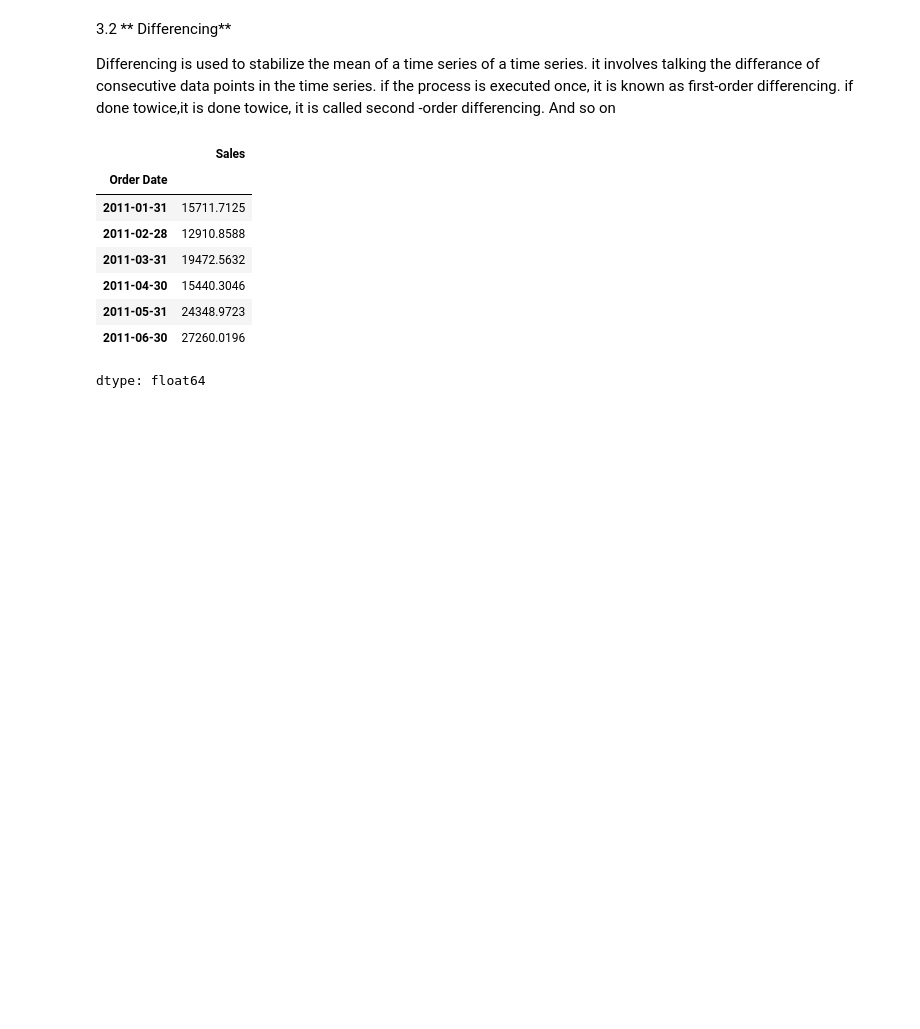
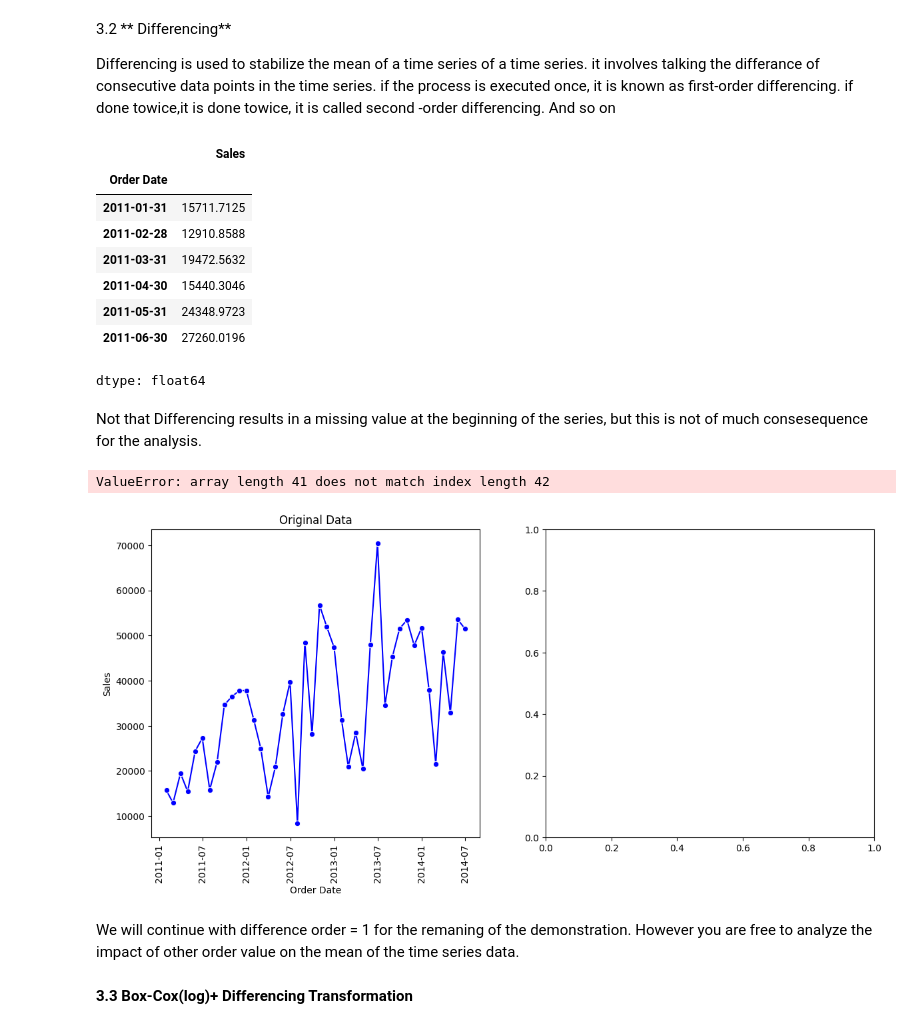
Before and after one commit to sk-shahsi/ML_Model, a Jupyter notebook: Time_series.ipynb, the cells around one changed output. Cells and saved outputs as stored; diff of their text form; code cells hidden in the pictures; blank space fills up the shorter version.

```diff
--- a/Time_series.ipynb
+++ b/Time_series.ipynb
@@ -351,3 +351,28 @@ df_train['Sales'].head(6)
 | 2011-05-31 | 24348.9723 |
 | 2011-06-30 | 27260.0196 |
 dtype: float64
+# %% [markdown]
+Not that Differencing results in a missing value at the beginning of the series, but this is not of much consesequence for the analysis.
+# %%
+# Plot the original time series data and its first-order differenced version.
+
+plt.figure(figsize=(14,6))
+
+plt.subplot(1,2,1)
+sns.lineplot(data=df_train,x='Order Date',y='Sales',marker = 'o',color = 'blue')
+plt.xticks(rotation=90)
+plt.title("Original Data")
+
+plt.subplot(1,2,2)
+sns.lineplot(x=df_train.index[1:],y=df_train['Sales'].diff(),marker = 'o',color = 'green')
+plt.xticks(rotation=90)
+plt.title("First-Order Differenced Data")
+
+plt.suptitle('Sales Data')
+# %% [output]
+ValueError: array length 41 does not match index length 42
+[figure, added]
+# %% [markdown]
+We will continue with difference order = 1 for the remaning of the demonstration. However you are free to analyze the impact of other order value on the mean of the time series data.
+# %% [markdown]
+**3.3 Box-Cox(log)+ Differencing Transformation**
```
Also changed, not shown: parts of 2 cells of this notebook.
